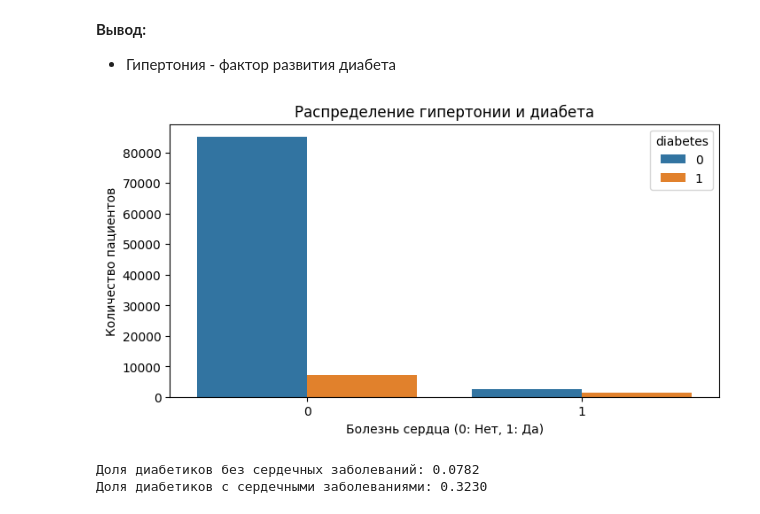
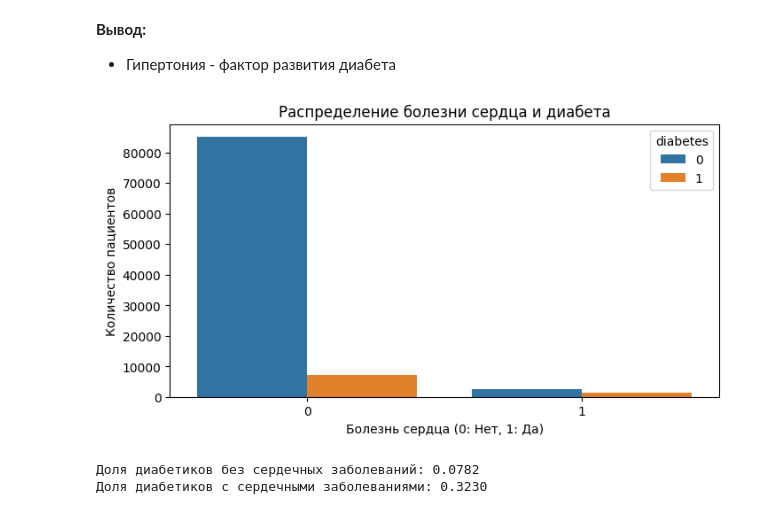
Before and after one commit to AlexeyOrehov/homework, a Jupyter notebook: home_work_1.7/HW_1.7.ipynb, the cells around one changed output. Drawn from its saved outputs; the diff is of its cells as text; code cells hidden in the pictures.

```diff
--- a/home_work_1.7/HW_1.7.ipynb
+++ b/home_work_1.7/HW_1.7.ipynb
@@ -225,12 +225,12 @@ print(f"Доля диабетиков с гипертонией: {diabetes_rate_
 # %%
 plt.figure(figsize=(8, 4))
 sns.countplot(data=df_modified, x='heart_disease', hue='diabetes')
-plt.title('Распределение гипертонии и диабета')
+plt.title('Распределение болезни сердца и диабета')
 plt.xlabel('Болезнь сердца (0: Нет, 1: Да)')
 plt.ylabel('Количество пациентов')
 plt.show()
 # %% [output]
-[figure, old version]
+[figure, new version]
 # %%
 diabetes_rate_no_heart_disease = df_modified[df_modified['heart_disease'] == 0]['diabetes'].mean()
 diabetes_rate_with_heart_disease = df_modified[df_modified['heart_disease'] == 1]['diabetes'].mean()
```
Also changed, not shown: parts of 1 cell of this notebook.
